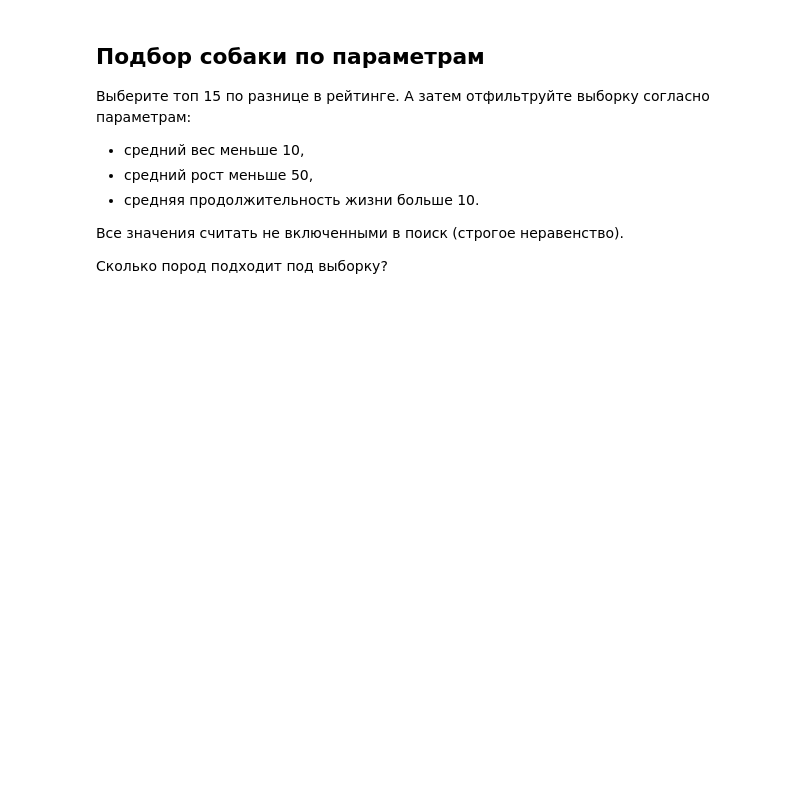
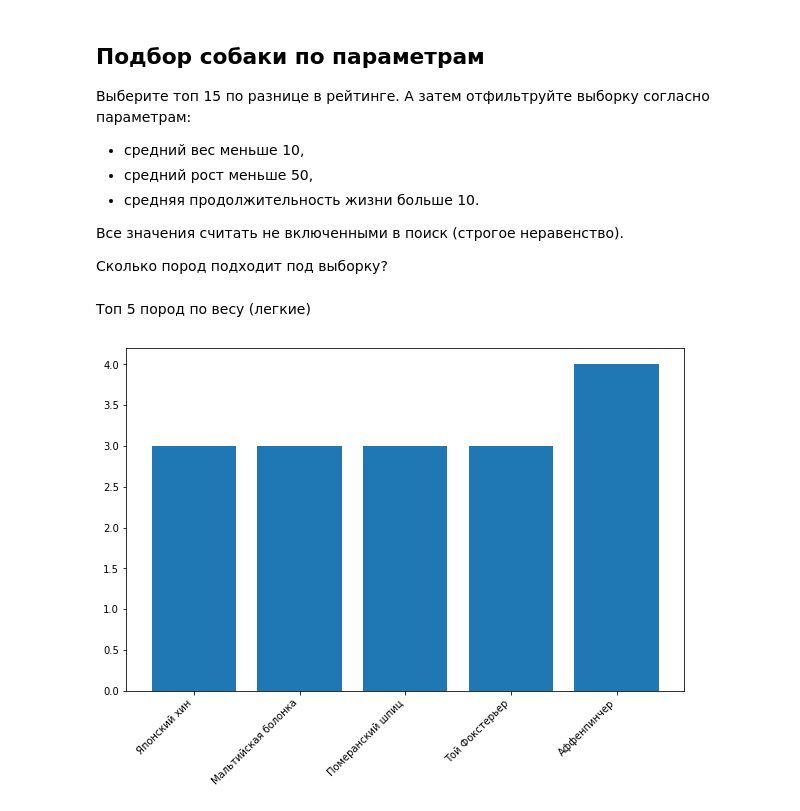
Before and after one commit to Gremler5442/colab-lab, a Jupyter notebook: Python_LabPandasColab.ipynb, the cells around one changed output. Saved outputs shown, nothing was run; the diff lists cells and outputs as text; code cells hidden in the pictures; blank space fills up the shorter version.

```diff
--- a/Python_LabPandasColab.ipynb
+++ b/Python_LabPandasColab.ipynb
@@ -1324,3 +1324,27 @@ dogs["Рост среднее"] = dogs[['Рост макс','Рост мин']].
 Все значения считать не включенными в поиск (строгое неравенство).
 
 Сколько пород подходит под выборку?
+# %%
+import pandas as pd
+import io
+import requests
+import numpy as np
+import matplotlib.pyplot as plt
+def read_csv(url):
+  s=requests.get(url).content
+  return(pd.read_csv(io.StringIO(s.decode('utf-8'))))
+# %%
+dogs = read_csv('https://raw.githubusercontent.com/yupest/nti/master/НТИ-2021/dogs.csv')
+# %% [markdown]
+Топ 5 пород по весу (легкие)
+# %%
+x = dogs[['Порода собак', 'Вес макс']].sort_values('Вес макс')[:5]['Порода собак']
+y = dogs[['Порода собак', 'Вес макс']].sort_values('Вес макс')[:5]['Вес макс']
+
+fig,ax = plt.subplots(figsize=(10,7))
+ax.bar(x, y)
+ax.set_xticklabels(x)
+fig.autofmt_xdate(rotation=45)
+plt.show()
+# %% [output]
+[figure, added]
```
Also changed, not shown: parts of 8 cells of this notebook.
